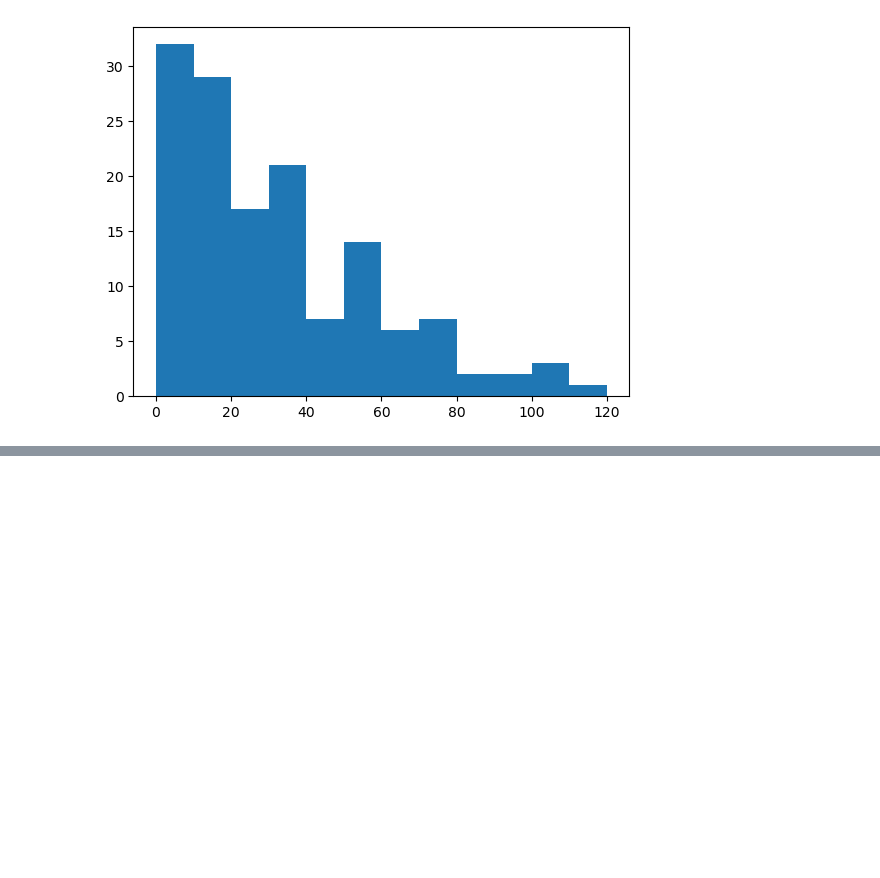
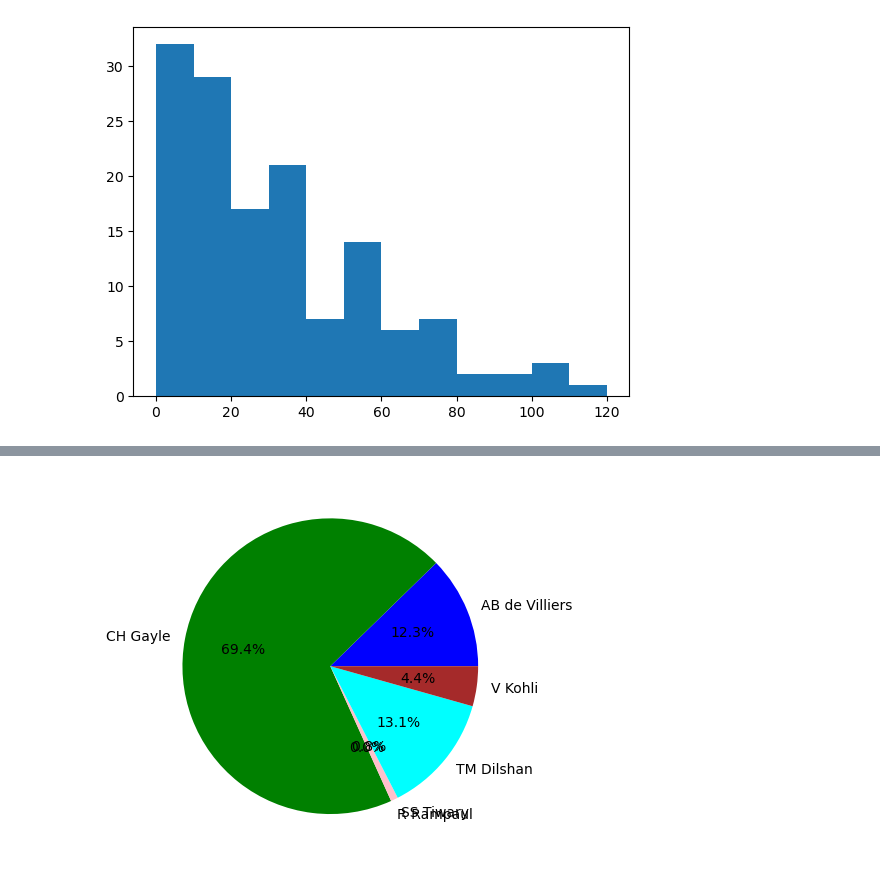
Before and after one commit to chandan0000/data_sc, a Jupyter notebook: matplotlib/day1.ipynb, the cells around one changed output, grey strips where cells are left out. Saved outputs shown, nothing was run; the diff lists cells and outputs as text; code cells hidden in the pictures; blank space fills up the shorter version.

```diff
--- a/matplotlib/day1.ipynb
+++ b/matplotlib/day1.ipynb
@@ -267,0 +294,6 @@ plt.show()
+# %%
+# percentage and colors
+plt.pie(df['batsman_runs'],labels=df['batsman'],autopct='%0.1f%%',colors=['blue','green','yellow','pink','cyan','brown'])
+plt.show()
+# %% [output]
+[figure, added]
```
Also changed, not shown: parts of 9 cells of this notebook, 1 other file.
